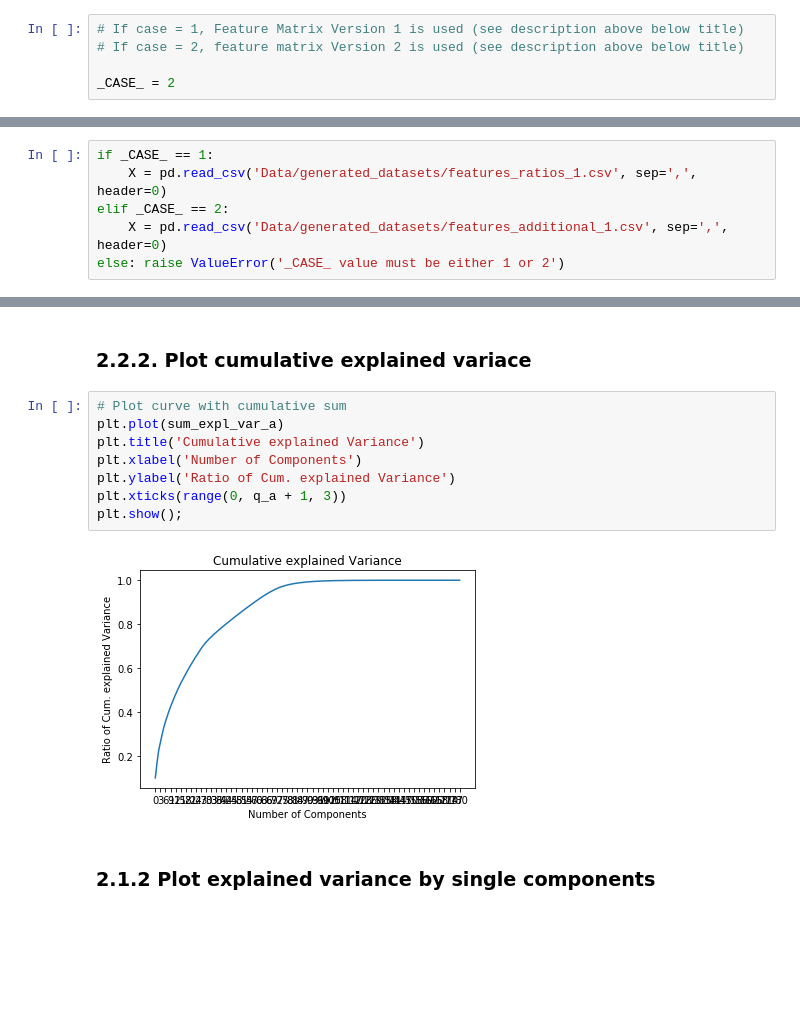
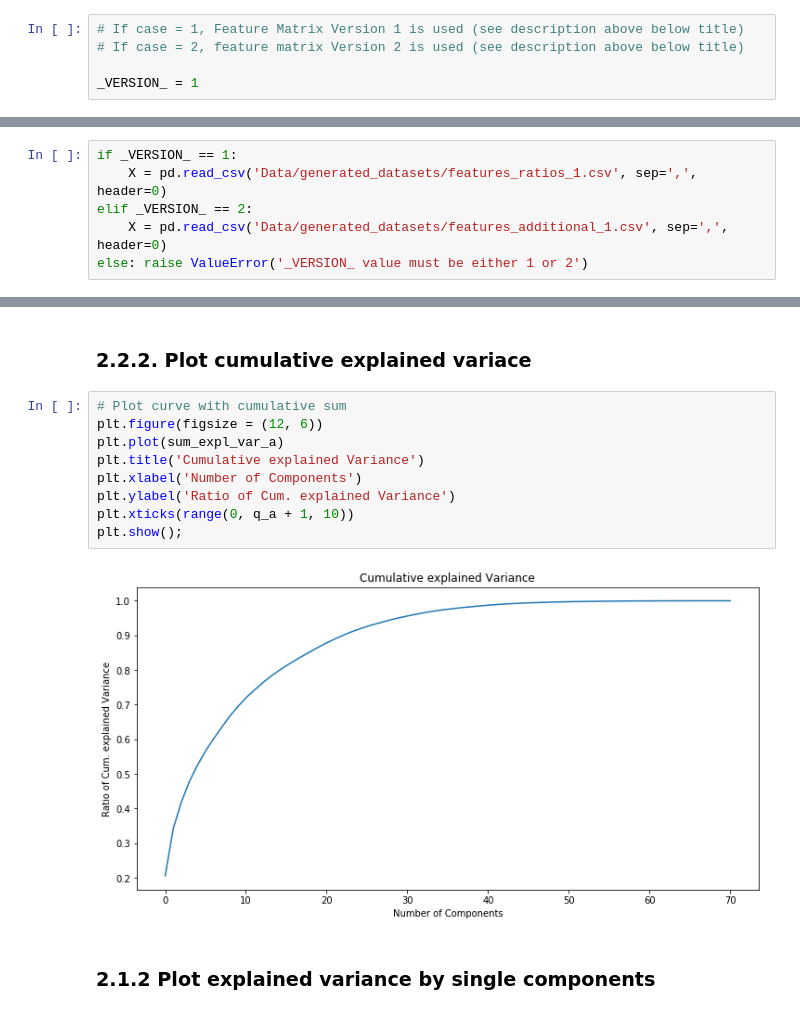
Before and after one commit to mathiasluethi/Machine_Learning_in_Finance_Group_Project, a Jupyter notebook: 2b_feature_selection_pca_-optional-.ipynb, the cells around one changed output, grey strips where cells are left out. Drawn from its saved outputs; the diff is of its cells as text; blank space fills up the shorter version.

```diff
--- a/2b_feature_selection_pca_-optional-.ipynb
+++ b/2b_feature_selection_pca_-optional-.ipynb
@@ -37,7 +37,7 @@ from sklearn.pipeline import Pipeline
 # If case = 1, Feature Matrix Version 1 is used (see description above below title)
 # If case = 2, feature matrix Version 2 is used (see description above below title)
 
-_CASE_ = 2
+_VERSION_ = 1
 # %% [markdown]
 ## 2.1. Preparation
 # %% [markdown]
@@ -46,11 +46,11 @@ _CASE_ = 2
 # Load in the response vector
 y = pd.read_csv('Data/generated_datasets/response_1.csv', sep=',', header=0)
 # %%
-if _CASE_ == 1:
+if _VERSION_ == 1:
     X = pd.read_csv('Data/generated_datasets/features_ratios_1.csv', sep=',', header=0)
-elif _CASE_ == 2:
+elif _VERSION_ == 2:
     X = pd.read_csv('Data/generated_datasets/features_additional_1.csv', sep=',', header=0)
-else: raise ValueError('_CASE_ value must be either 1 or 2')
+else: raise ValueError('_VERSION_ value must be either 1 or 2')
 # %% [markdown]
 ### 2.1.2. Train/ Test Split, fill missing values with median and standardize
 # %% [markdown]
@@ -139,14 +139,15 @@ Maximal number (q_a) of PCs is: 181
 ### 2.2.2.  Plot cumulative explained variace
 # %%
 # Plot curve with cumulative sum
+plt.figure(figsize = (12, 6))
 plt.plot(sum_expl_var_a)
 plt.title('Cumulative explained Variance')
 plt.xlabel('Number of Components')
 plt.ylabel('Ratio of Cum. explained Variance')
-plt.xticks(range(0, q_a + 1, 3))
+plt.xticks(range(0, q_a + 1, 10))
 plt.show();
 # %% [output]
-[figure, old version]
+[figure, new version]
 # %% [markdown]
 ### 2.1.2  Plot explained variance by single components
 # %%
```
Also changed, not shown: parts of 12 cells of this notebook, 28 other files.
